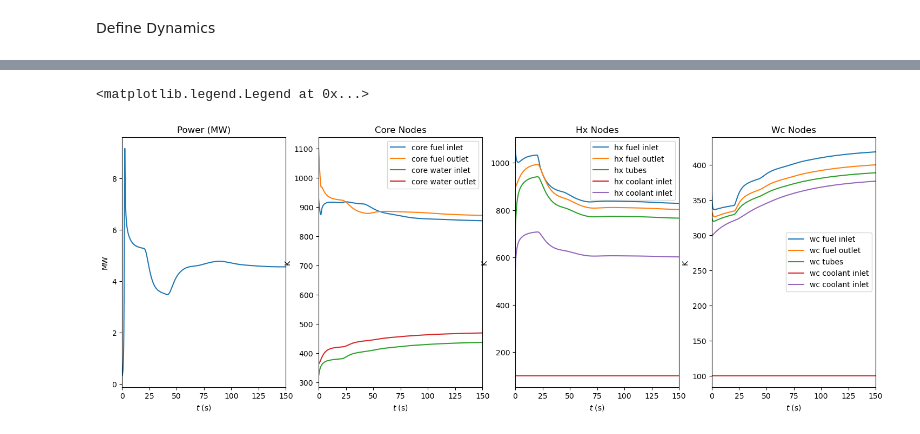
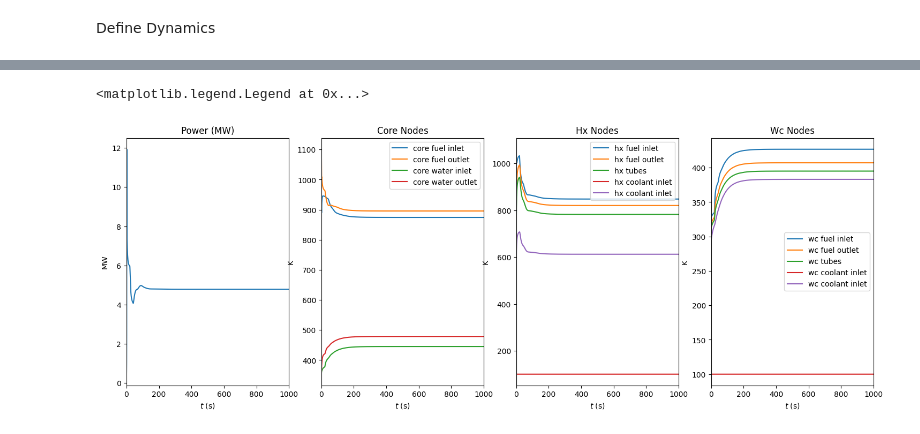
Before and after one commit to MalteHanse/RFP, a Jupyter notebook: Project1/msrDynamics-develop/examples/toy_reactor/toy_reactor.ipynb, the cells around one changed output, grey strips where cells are left out. Drawn from its saved outputs; the diff is of its cells as text; code cells hidden in the pictures.

```diff
--- a/Project1/msrDynamics-develop/examples/toy_reactor/toy_reactor.ipynb
+++ b/Project1/msrDynamics-develop/examples/toy_reactor/toy_reactor.ipynb
@@ -12,6 +12,9 @@ Instantiate System Object & Nodes
 # %%
 # MSR system
 MSR = System()
+
+W_f = W_f * 1
+W_w = W_w * 1
 
 # core nodes
 cf_in = Node(m = m_f_c/2, scp = scp_f, W = W_f, y0 = T0_c_f1)  # core fuel inlet
@@ -144,7 +146,7 @@ Using default integration parameters.
 fig,axs = plt.subplots(1,4,figsize=(18,6))
 
 t0 = 0.0
-tf = 150.00
+tf = 1000.00
 
 # P
 axs[0].plot(T, [k*P for k in n.y_out])
@@ -164,34 +166,34 @@ axs[1].set_xlim(t0,tf)
 axs[1].set_xlabel(r"$t$ (s)")
 axs[1].set_ylabel("K")
 axs[1].set_title("Core Nodes")
 
 
 # hx temps
 axs[2].plot(T,hx_p_in.y_out,label = "hx fuel inlet")
 axs[2].plot(T,hx_p_out.y_out,label = "hx fuel outlet")
 axs[2].plot(T,hx_t.y_out,label = "hx tubes")
 axs[2].plot(T,[100]*len(T),label = "hx coolant inlet")
 axs[2].plot(T,hx_s_out.y_out,label = "hx coolant inlet")
 axs[2].set_xlim(t0,tf)
 axs[2].set_xlabel(r"$t$ (s)")
 axs[2].set_ylabel("K")
 axs[2].set_title("Hx Nodes")
 axs[2].legend()
 
 # wc temps
 axs[3].plot(T,wc_p_in.y_out,label = "wc fuel inlet")
 axs[3].plot(T,wc_p_out.y_out,label = "wc fuel outlet")
 axs[3].plot(T,wc_t.y_out,label = "wc tubes")
 axs[3].plot(T,[100]*len(T),label = "wc coolant inlet")
 axs[3].plot(T,wc_s_out.y_out,label = "wc coolant inlet")
 axs[3].set_xlim(t0,tf)
 axs[3].set_xlabel(r"$t$ (s)")
 axs[3].set_ylabel("K")
 axs[3].set_title("Wc Nodes")
 axs[3].legend()
 # %% [output]
 <matplotlib.legend.Legend at 0x...>
-[figure, old version]
+[figure, new version]
 # %%
 plt.plot(T, n.y_out)
 # %% [output]
```
Also changed, not shown: parts of 2 cells of this notebook, 1 other file.
